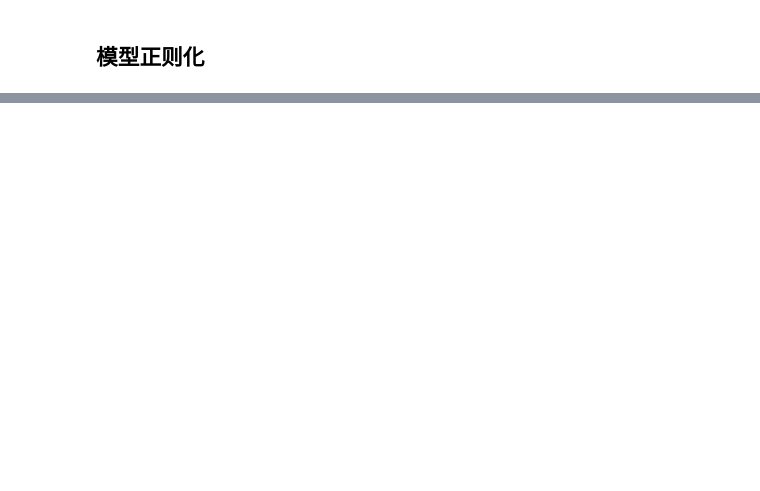
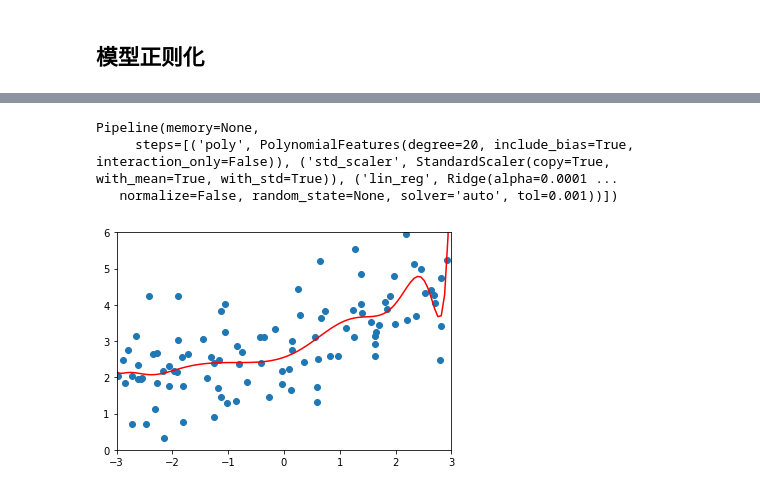
Before and after one commit to coderzc/machine_learning, a Jupyter notebook: jupyter/polynomial_regression/5_model_regularization.ipynb, the cells around one changed output, grey strips where cells are left out. Drawn from its saved outputs; the diff is of its cells as text; code cells hidden in the pictures; blank space fills up the shorter version.

```diff
--- a/jupyter/polynomial_regression/5_model_regularization.ipynb
+++ b/jupyter/polynomial_regression/5_model_regularization.ipynb
@@ -16,0 +64,18 @@ plt.show()
+# %%
+from sklearn.linear_model import Ridge
+
+def Ridgeregression(degree,alpha):
+    return Pipeline([
+        ("poly",PolynomialFeatures(degree=degree)),
+        ("std_scaler",StandardScaler()),
+        ("lin_reg",Ridge(alpha=alpha))
+    ])
+# %%
+ridge_reg = Ridgeregression(20,0.0001)
+ridge_reg.fit(X,y)
+plot_model(ridge_reg)
+# %% [output]
+Pipeline(memory=None,
+     steps=[('poly', PolynomialFeatures(degree=20, include_bias=True, interaction_only=False)), ('std_scaler', StandardScaler(copy=True, with_mean=True, with_std=True)), ('lin_reg', Ridge(alpha=0.0001 ...
+   normalize=False, random_state=None, solver='auto', tol=0.001))])
+[figure, added]
```
Also changed, not shown: parts of 13 cells of this notebook, 2 other files.
